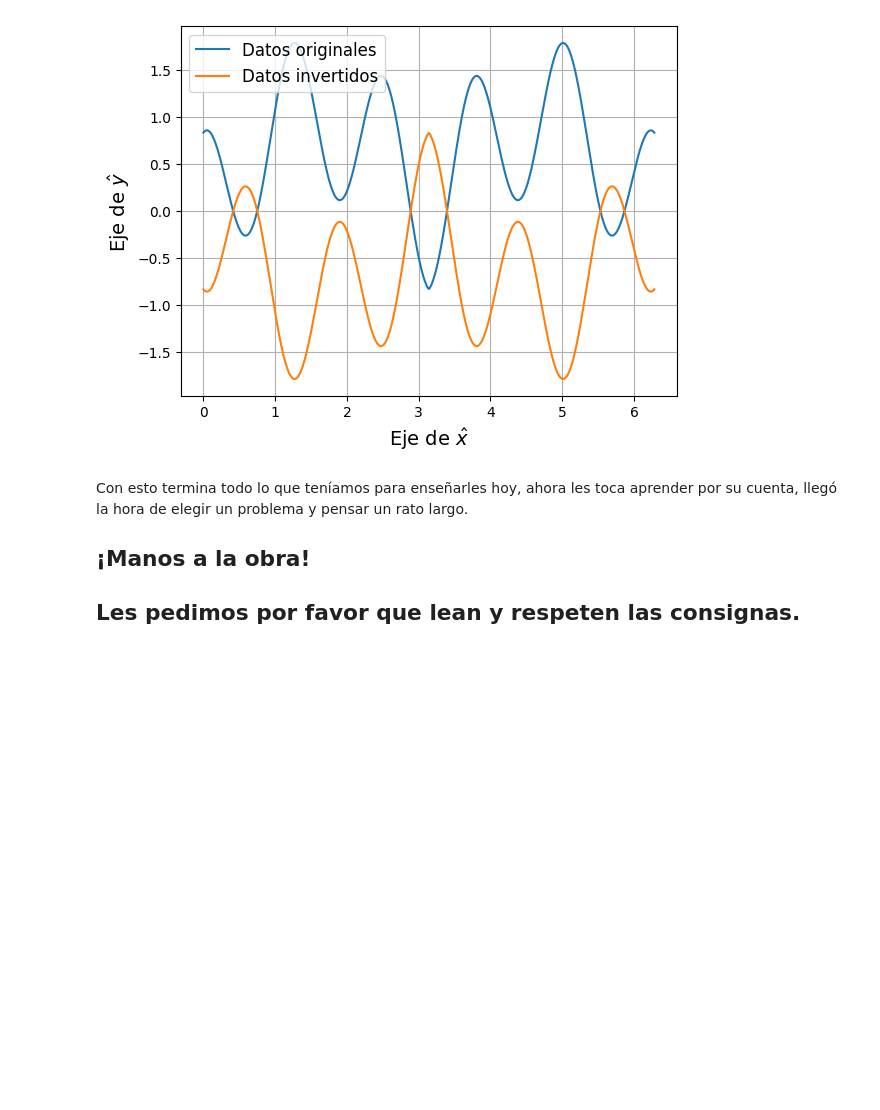
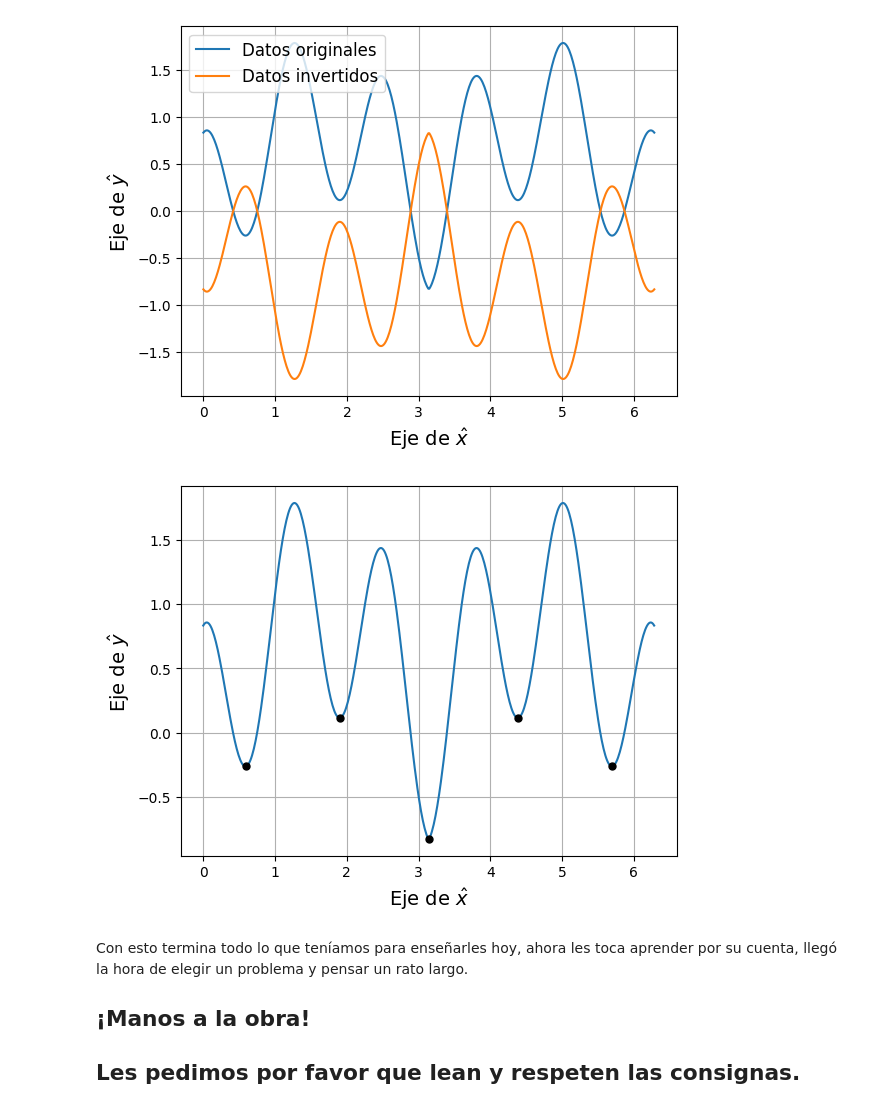
Before and after one commit to fifabsas/talleresfifabsas, a Jupyter notebook: python/3_Ejercicios/ejercicios.ipynb, the cells around one changed output. Drawn from its saved outputs; the diff is of its cells as text; code cells hidden in the pictures; blank space fills up the shorter version.

```diff
--- a/python/3_Ejercicios/ejercicios.ipynb
+++ b/python/3_Ejercicios/ejercicios.ipynb
@@ -185,15 +249,18 @@ plt.show()
 # %%
 # Calculamos los picos
 picos, diccionario = find_peaks(-y) # Le paso los datos invertidos
 
 # Graficamos la función
 plt.plot(x, y)
-plt.plot(x[picos], y[picos],".", c = "k", ms = 10)
-plt.xlabel('Eje de $\hat x$', fontsize = 14)
-plt.ylabel('Eje de $\hat y$', fontsize = 14)
+plt.plot(x[picos], y[picos],".k", ms=10)
+
+plt.xlabel(r'Eje de $\hat x$')
+plt.ylabel(r'Eje de $\hat y$')
 
 plt.grid()
 plt.show()
+# %% [output]
+[figure, added]
 # %% [markdown]
 Con esto termina todo lo que teníamos para enseñarles hoy, ahora les toca aprender por su cuenta, llegó la hora de elegir un problema y pensar un rato largo.
 
```
Also changed, not shown: parts of 84 cells of this notebook.
